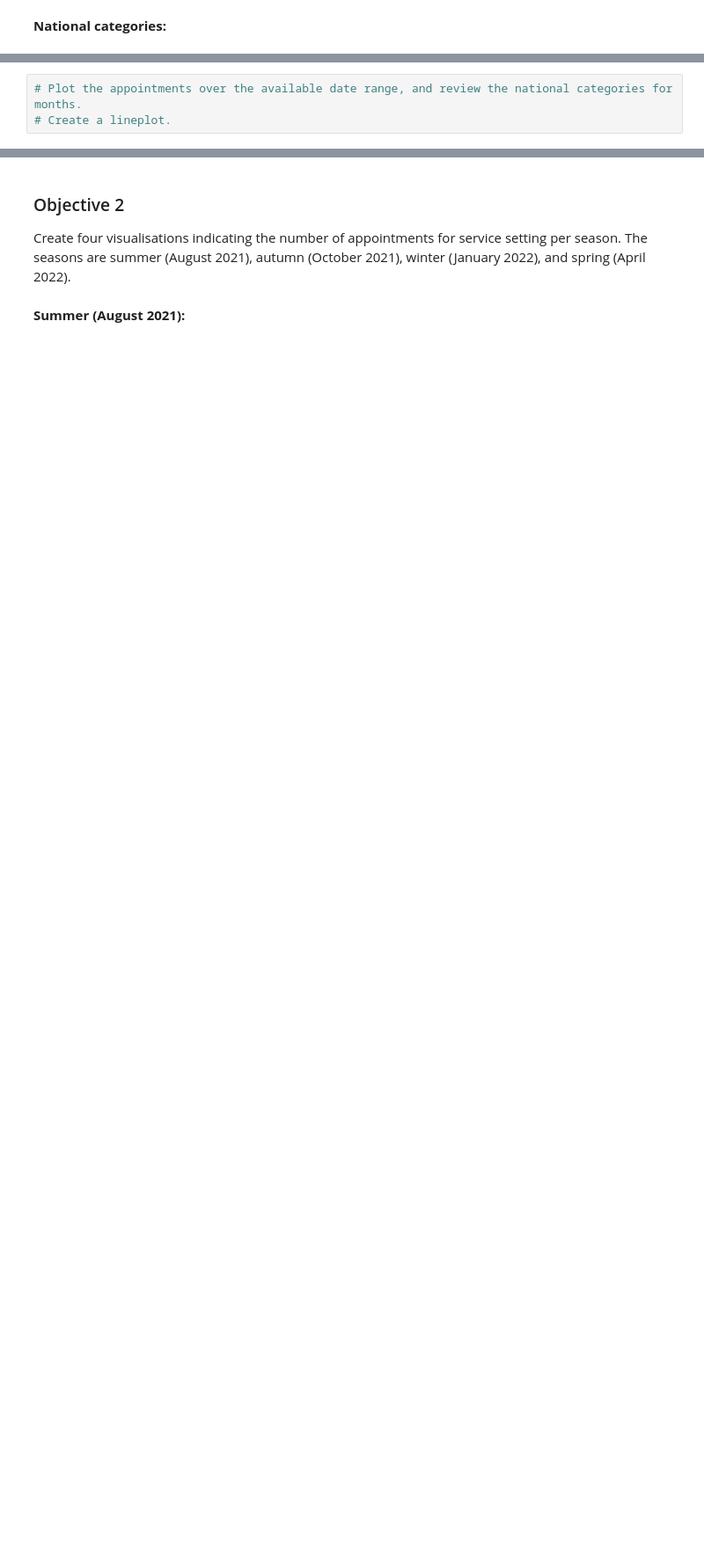
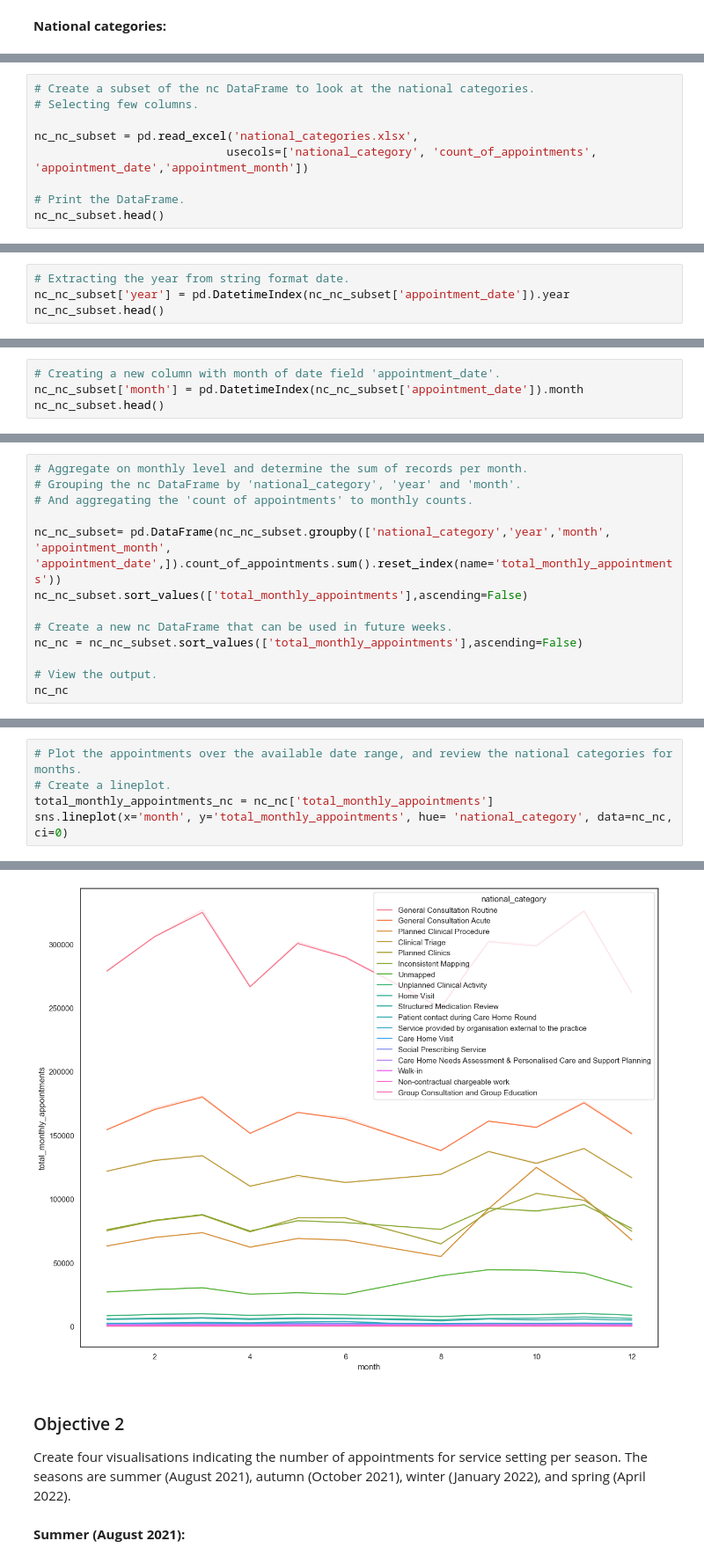
Before and after one commit to crialorob/Alonso_Robles_Cristina_DA201_Assignment, a Jupyter notebook: Alonso_Robles_Cristina_DA201_Assignment_Notebook.ipynb, the cells around one changed output, grey strips where cells are left out. Shown at 88% size. Drawn from its saved outputs; the diff is of its cells as text; blank space fills up the shorter version.

```diff
--- a/Alonso_Robles_Cristina_DA201_Assignment_Notebook.ipynb
+++ b/Alonso_Robles_Cristina_DA201_Assignment_Notebook.ipynb
@@ -1234,0 +1594,9 @@ print(distance.head())
+# %%
+# Create a subset of the nc DataFrame to look at the national categories.
+# Selecting few columns.
+
+nc_nc_subset = pd.read_excel('national_categories.xlsx',
+                            usecols=['national_category', 'count_of_appointments', 'appointment_date','appointment_month'])
+
+# Print the DataFrame.
+nc_nc_subset.head()
@@ -1234,0 +1610,4 @@ print(distance.head())
+# %%
+# Extracting the year from string format date.
+nc_nc_subset['year'] = pd.DatetimeIndex(nc_nc_subset['appointment_date']).year
+nc_nc_subset.head()
@@ -1234,0 +1621,4 @@ print(distance.head())
+# %%
+# Creating a new column with month of date field 'appointment_date'.
+nc_nc_subset['month'] = pd.DatetimeIndex(nc_nc_subset['appointment_date']).month
+nc_nc_subset.head()
@@ -1234,0 +1632,13 @@ print(distance.head())
+# %%
+# Aggregate on monthly level and determine the sum of records per month.
+# Grouping the nc DataFrame by 'national_category', 'year' and 'month'.
+# And aggregating the 'count of appointments' to monthly counts.
+
+nc_nc_subset= pd.DataFrame(nc_nc_subset.groupby(['national_category','year','month', 'appointment_month', 'appointment_date',]).count_of_appointments.sum().reset_index(name='total_monthly_appointments'))
+nc_nc_subset.sort_values(['total_monthly_appointments'],ascending=False)
+
+# Create a new nc DataFrame that can be used in future weeks.
+nc_nc = nc_nc_subset.sort_values(['total_monthly_appointments'],ascending=False)
+
+# View the output.
+nc_nc
@@ -1235,3 +1659,6 @@ print(distance.head())
 # %%
 # Plot the appointments over the available date range, and review the national categories for months.
 # Create a lineplot.
+total_monthly_appointments_nc = nc_nc['total_monthly_appointments']
+sns.lineplot(x='month', y='total_monthly_appointments', hue= 'national_category', data=nc_nc, ci=0)
+# %% [output]
@@ -1238,3 +1669,4 @@ print(distance.head())
+[figure, added]
 # %% [markdown]
 ### Objective 2
 Create four visualisations indicating the number of appointments for service setting per season. The seasons are summer (August 2021), autumn (October 2021), winter (January 2022), and spring (April 2022).
```
Also changed, not shown: parts of 103 cells of this notebook, 1 other file.
